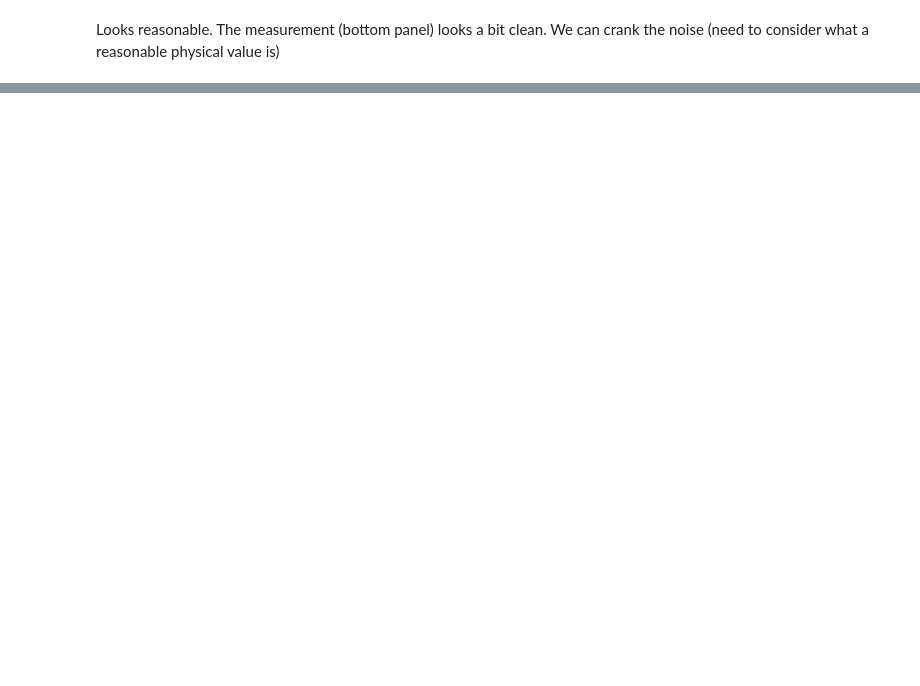
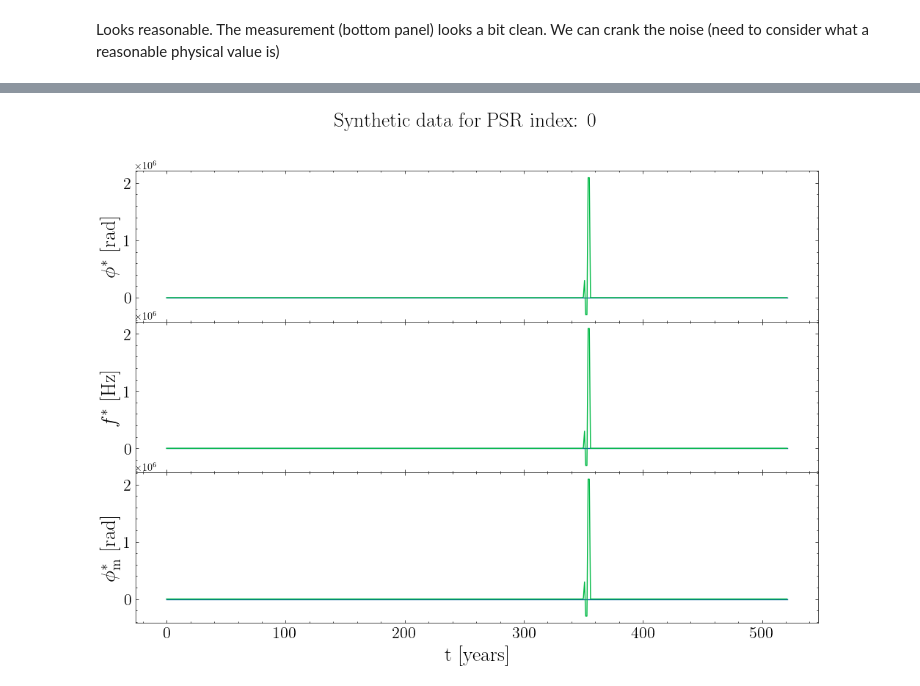
Before and after one commit to tomkimpson/KalmanPhasePTA, a Jupyter notebook: notebooks/check_results_look_reasonable.ipynb, the cells around one changed output, grey strips where cells are left out. Drawn from its saved outputs; the diff is of its cells as text; code cells hidden in the pictures; blank space fills up the shorter version.

```diff
--- a/notebooks/check_results_look_reasonable.ipynb
+++ b/notebooks/check_results_look_reasonable.ipynb
@@ -45,0 +63,25 @@ plot_synthetic_data(data.t,data.state_phi,data.state_f,data.phi_measured,psr_ind
+# %%
+from system_parameters import SystemParameters
+from pulsars import Pulsars
+from synthetic_data import SyntheticData
+from model import PhaseModel
+from kalman_filter import KalmanFilter
+from priors import bilby_priors_dict
+
+
+P   = SystemParameters()    # User-specifed system parameters
+PTA = Pulsars(P)            # All pulsar-related quantities
+data = SyntheticData(PTA,P) # Given the user parameters and the PTA configuration, create some synthetic data
+
+#Define the model to be used by the Kalman Filter
+model = PhaseModel(P)
+
+
+#Initialise the Kalman filter
+KF = KalmanFilter(model,data.phi_measured,PTA)
+
+#Run the KF with the correct parameters.
+#We get the correct parameters via Bilby dictionary, looking towards when we will run this with nested sampling
+optimal_parameters = bilby_priors_dict(PTA,P,set_state_parameters_as_known=True,set_measurement_parameters_as_known=True)
+
+ll,xresults,yresults = KF.likelihood(optimal_parameters)
@@ -45,0 +113,7 @@ plot_synthetic_data(data.t,data.state_phi,data.state_f,data.phi_measured,psr_ind
+# %%
+results_phi = xresults[:,0::2]
+results_f = xresults[:,1::2]
+
+plot_synthetic_data(data.t,data.state_phi,data.state_f,data.phi_measured,psr_index=0,state_phi_pred=results_phi,state_f_pred=results_f,phi_measured_pred=yresults)
+# %% [output]
+[figure, added]
```
Also changed, not shown: parts of 7 cells of this notebook, 7 other files.
